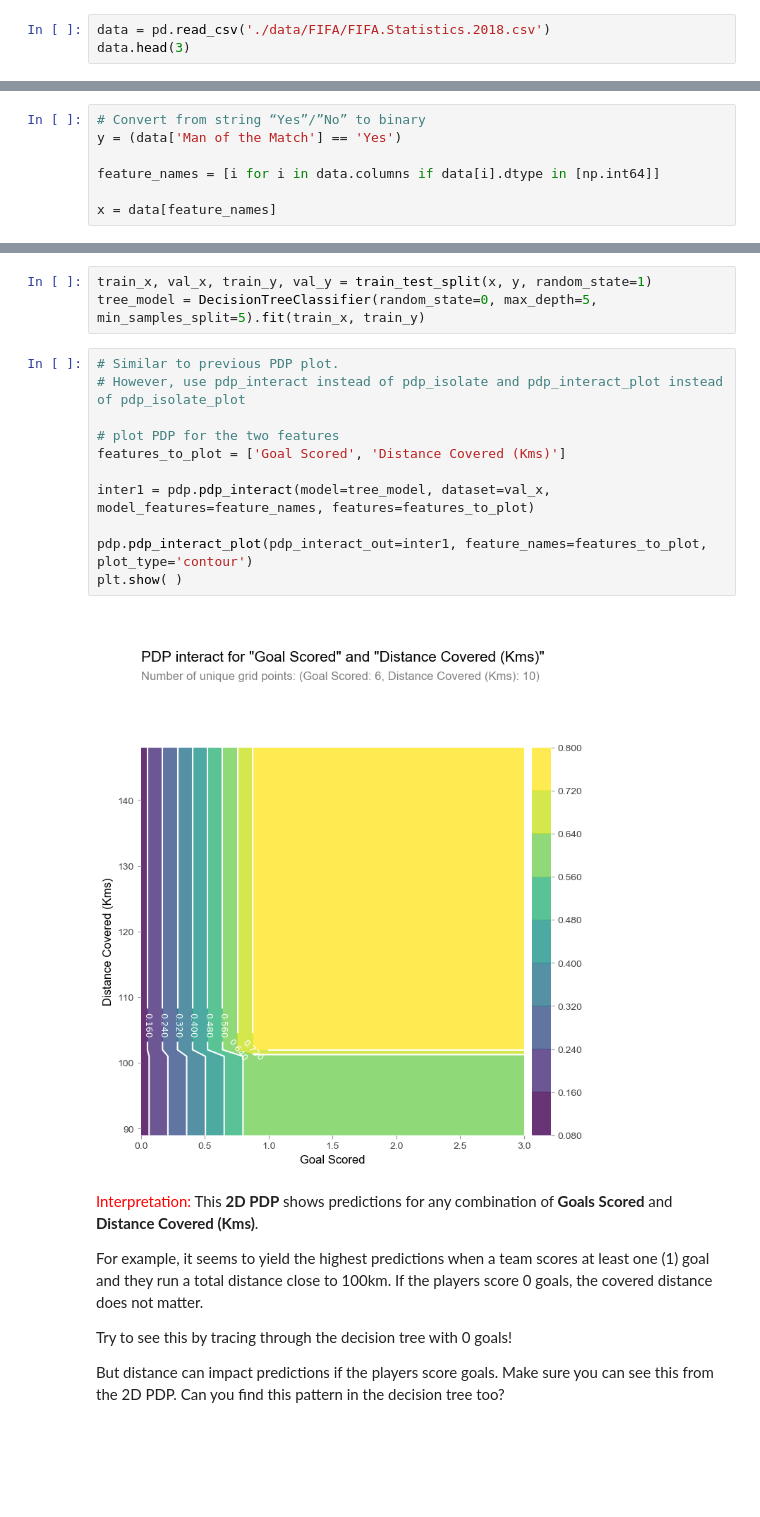
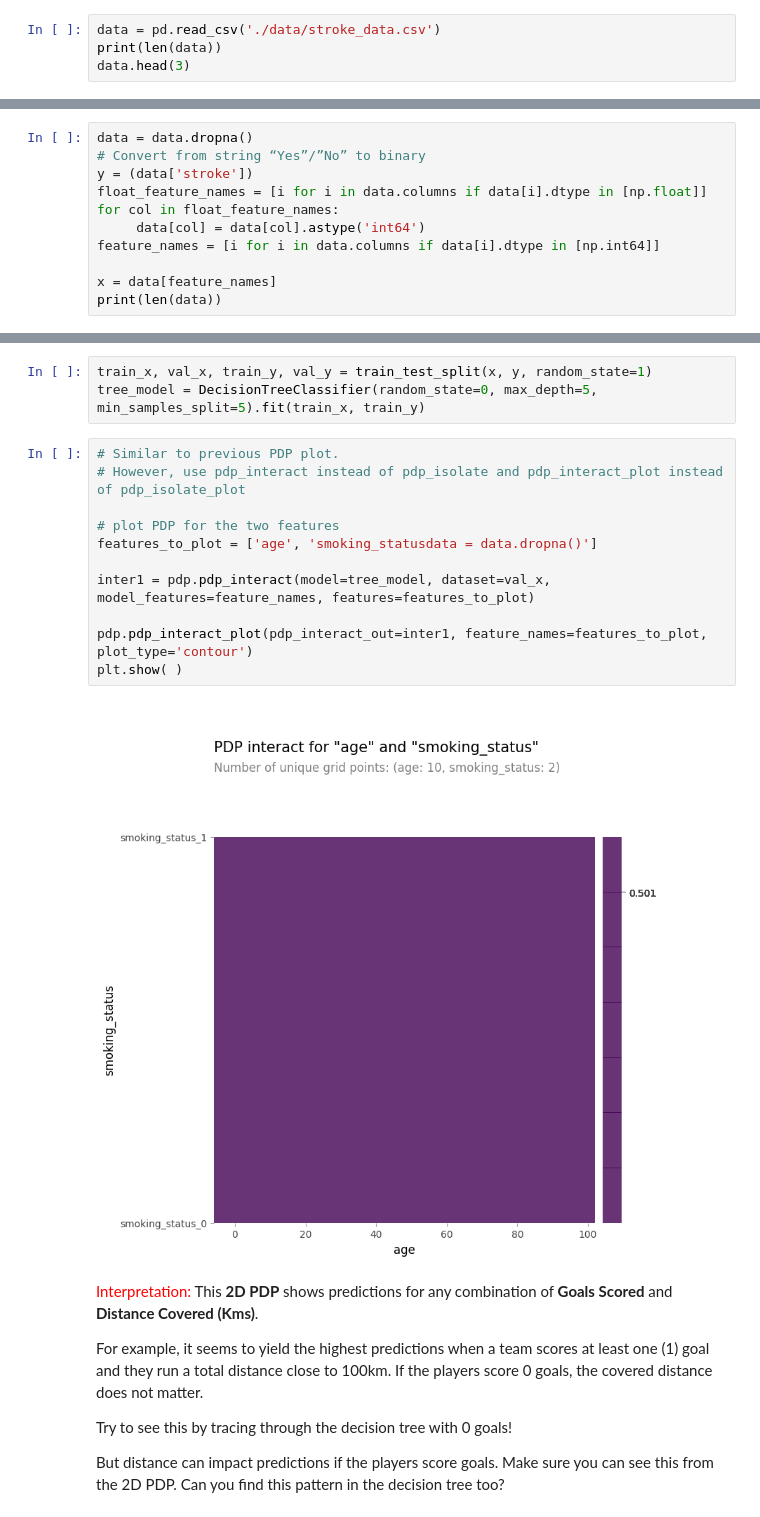
Before and after one commit to EstrixDS/AML, a Jupyter notebook: Ex9.PDP.and.ICE.ipynb, the cells around one changed output, grey strips where cells are left out. Cells and saved outputs as stored; diff of their text form; blank space fills up the shorter version.

```diff
--- a/Ex9.PDP.and.ICE.ipynb
+++ b/Ex9.PDP.and.ICE.ipynb
@@ -82,6 +84,7 @@ warnings.filterwarnings('ignore')
 # %% [markdown]
 ## Load data set
 # %%
-data = pd.read_csv('./data/FIFA/FIFA.Statistics.2018.csv')
+data = pd.read_csv('./data/stroke_data.csv')
+print(len(data))
 data.head(3)
 # %% [output]
@@ -98,9 +101,13 @@ print(data.columns.tolist())
 # %% [markdown]
 ## Preprocessing
 # %%
+data = data.dropna()
 # Convert from string “Yes”/”No” to binary
-y = (data['Man of the Match'] == 'Yes')
-
+y = (data['stroke'])
+float_feature_names = [i for i in data.columns if data[i].dtype in [np.float]]
+for col in float_feature_names:
+     data[col] = data[col].astype('int64')
 feature_names = [i for i in data.columns if data[i].dtype in [np.int64]]
 
 x = data[feature_names]
+print(len(data))
@@ -171,16 +181,16 @@ tree_model = DecisionTreeClassifier(random_state=0, max_depth=5, min_samples_spl
 # %%
 # Similar to previous PDP plot.
 # However, use pdp_interact instead of pdp_isolate and pdp_interact_plot instead of pdp_isolate_plot
 
 # plot PDP for the two features
-features_to_plot = ['Goal Scored', 'Distance Covered (Kms)']
+features_to_plot = ['age', 'smoking_statusdata = data.dropna()']
 
 inter1 = pdp.pdp_interact(model=tree_model, dataset=val_x, model_features=feature_names, features=features_to_plot)
 
 pdp.pdp_interact_plot(pdp_interact_out=inter1, feature_names=features_to_plot, plot_type='contour')
 plt.show( )
 # %% [output]
-[figure, old version]
+[figure, new version]
 # %% [markdown]
 <font color=red>Interpretation:</font>
 This **2D PDP** shows predictions for any combination of **Goals Scored** and **Distance Covered (Kms)**.
```
Also changed, not shown: parts of 9 cells of this notebook, 6 other files.
